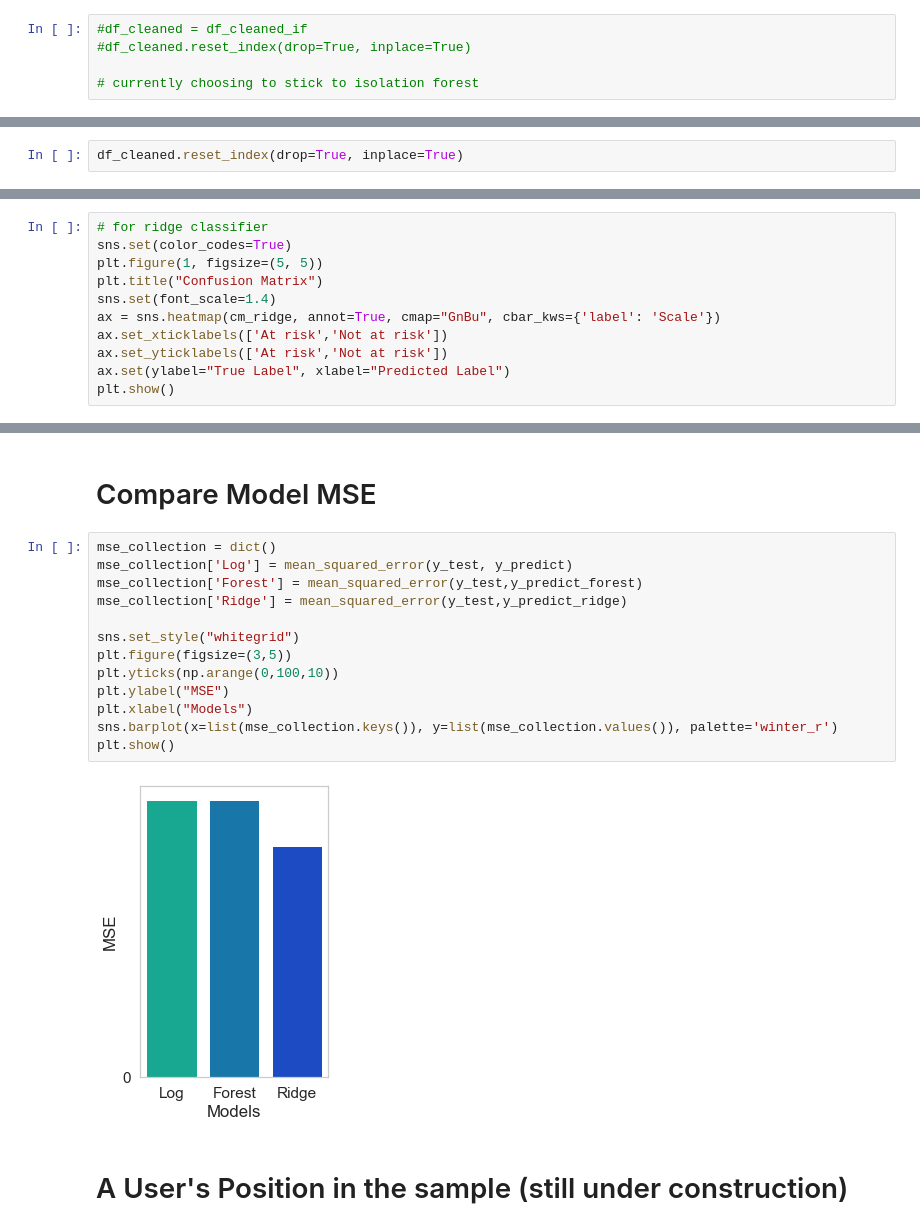
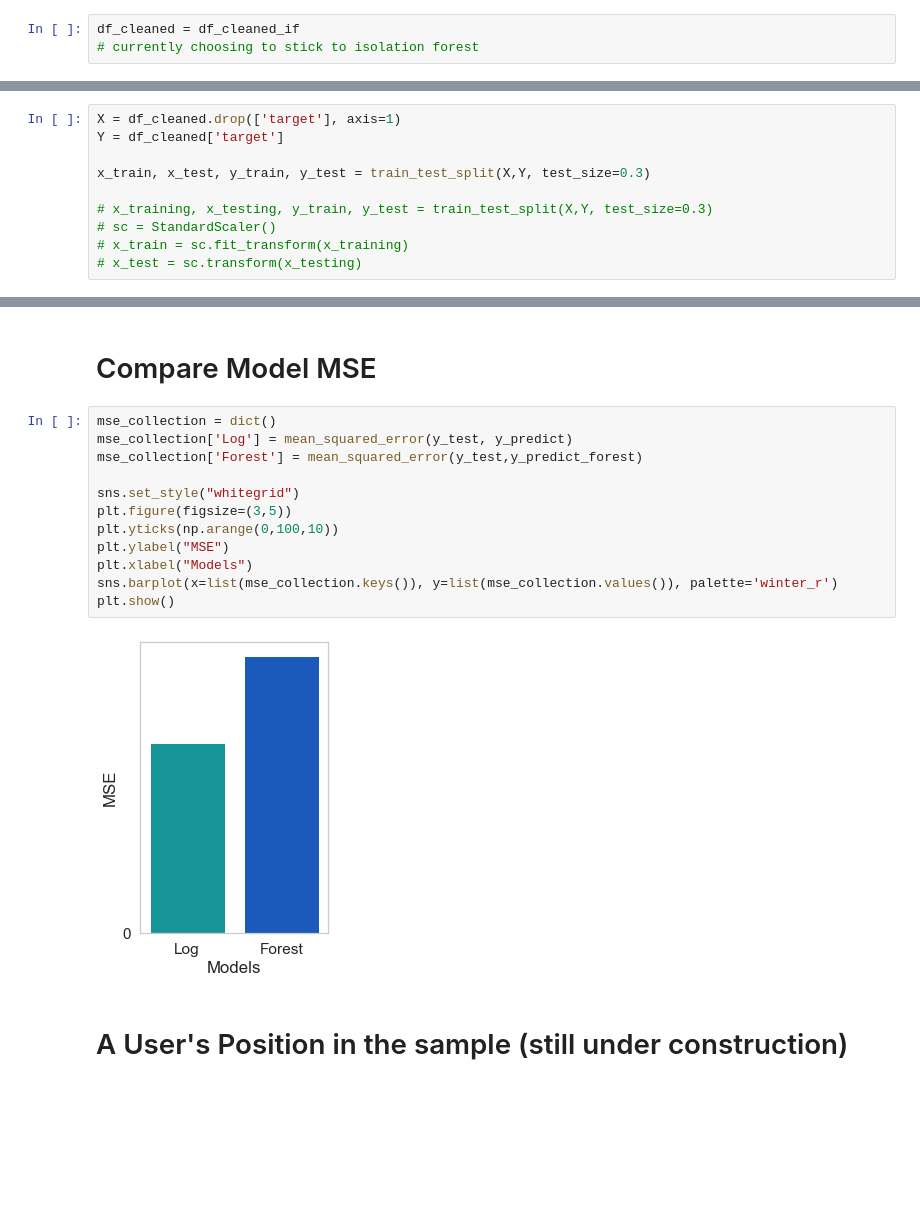
Before and after one commit to cat-castle-99/ECS171Proj, a Jupyter notebook: Project_Everything_so_far.ipynb, the cells around one changed output, grey strips where cells are left out. Saved outputs shown, nothing was run; the diff lists cells and outputs as text; blank space fills up the shorter version.

```diff
--- a/Project_Everything_so_far.ipynb
+++ b/Project_Everything_so_far.ipynb
@@ -282,7 +261,5 @@ df_cleaned.iloc[if_outcome[0]]
 # %%
-#df_cleaned = df_cleaned_if
-#df_cleaned.reset_index(drop=True, inplace=True)
-
+df_cleaned = df_cleaned_if
 # currently choosing to stick to isolation forest
 # %% [markdown]
 
@@ -318,2 +285,0 @@ sns.heatmap(df_cleaned_if.corr(), annot = True, fmt='.2g', vmin=-1, vmax=1, cent
-# %%
-df_cleaned.reset_index(drop=True, inplace=True)
@@ -639,3 +357,13 @@ user_data=[age_user,sex_user,cp_user,trestbps_user,chol_user,fbs_user,restecg_us
+# %%
+X = df_cleaned.drop(['target'], axis=1)
+Y = df_cleaned['target']
+
+x_train, x_test, y_train, y_test = train_test_split(X,Y, test_size=0.3)
+
+# x_training, x_testing, y_train, y_test = train_test_split(X,Y, test_size=0.3)
+# sc = StandardScaler()
+# x_train = sc.fit_transform(x_training)
+# x_test = sc.transform(x_testing)
 # %%
 log = LogisticRegression(max_iter=20000)
 log.fit(x_train, y_train)
@@ -769,11 +480,0 @@ plt.show()
-# %%
-# for ridge classifier
-sns.set(color_codes=True)
-plt.figure(1, figsize=(5, 5))
-plt.title("Confusion Matrix")
-sns.set(font_scale=1.4)
-ax = sns.heatmap(cm_ridge, annot=True, cmap="GnBu", cbar_kws={'label': 'Scale'})
-ax.set_xticklabels(['At risk','Not at risk'])
-ax.set_yticklabels(['At risk','Not at risk'])
-ax.set(ylabel="True Label", xlabel="Predicted Label")
-plt.show()
@@ -784,18 +483,17 @@ plt.show()
 # %%
 mse_collection = dict()
 mse_collection['Log'] = mean_squared_error(y_test, y_predict)
 mse_collection['Forest'] = mean_squared_error(y_test,y_predict_forest)
-mse_collection['Ridge'] = mean_squared_error(y_test,y_predict_ridge)
 
 sns.set_style("whitegrid")
 plt.figure(figsize=(3,5))
 plt.yticks(np.arange(0,100,10))
 plt.ylabel("MSE")
 plt.xlabel("Models")
 sns.barplot(x=list(mse_collection.keys()), y=list(mse_collection.values()), palette='winter_r')
 plt.show()
 # %% [output]
-[figure, old version]
+[figure, new version]
 # %% [markdown]
 # A User's Position in the sample (still under construction)
 # %%
```
Also changed, not shown: parts of 37 cells of this notebook, 1 other file.
